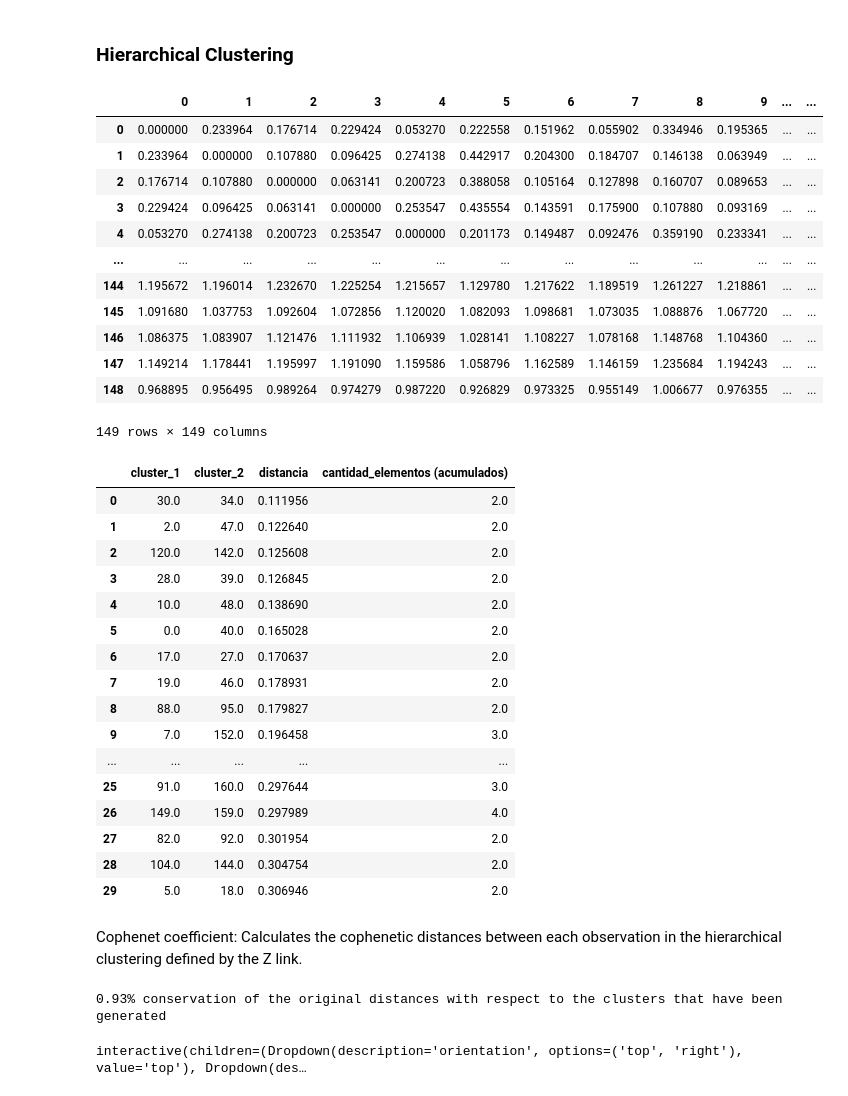
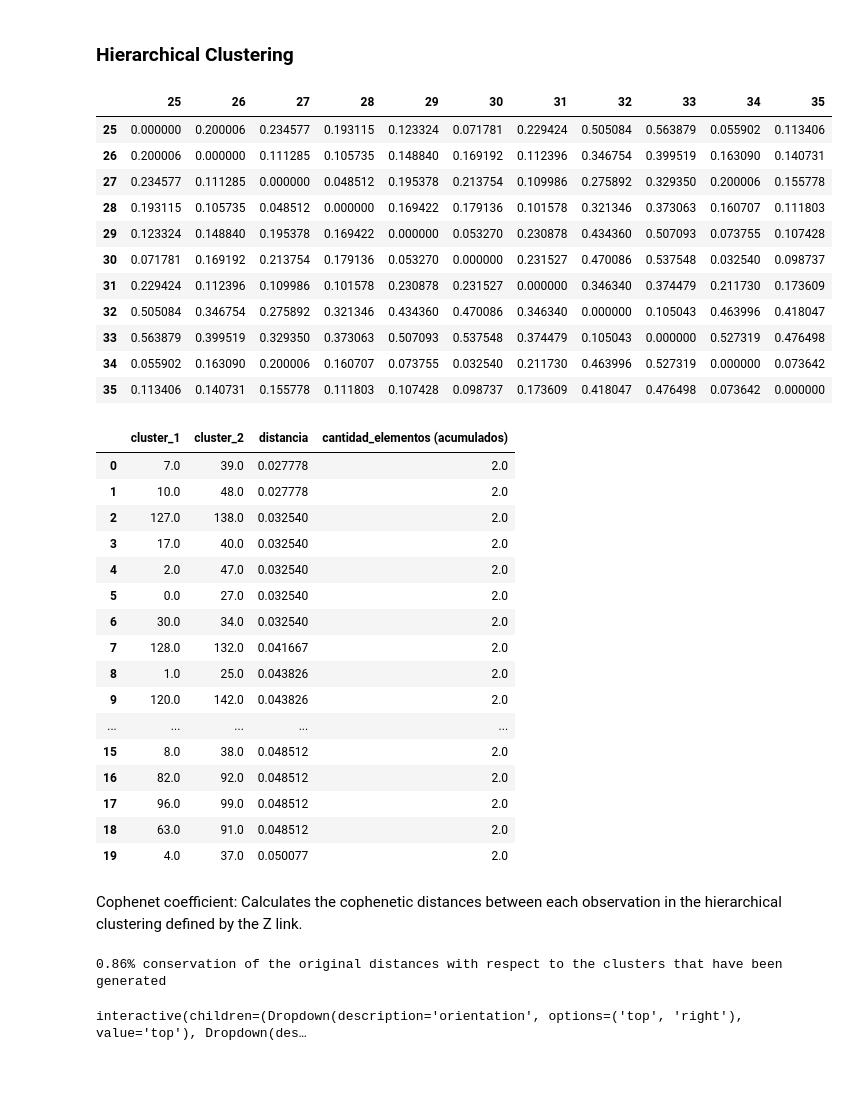
Before and after one commit to kike1985/Machine-Learning, a Jupyter notebook: 0301_Clustering_Iris.ipynb, the cells around one changed output. Cells and saved outputs as stored; diff of their text form; code cells hidden in the pictures.

```diff
--- a/0301_Clustering_Iris.ipynb
+++ b/0301_Clustering_Iris.ipynb
@@ -1156,54 +1156,52 @@ def update_results(model):
 # %%
 # similarity_measures_imp = euclidean_distances | cosine_distances | manhattan_distances
 similarity_measures_imp = euclidean_distances
 
 similarity_measures = similarity_measures_imp(X, X)
 similarity_measures_df = pd.DataFrame(similarity_measures)
-similarity_measures_df
+similarity_measures_df.loc[25:35, 25:35]
 # %% [output]
-|  | 0 | 1 | 2 | 3 | 4 | 5 | 6 | 7 | 8 | 9 | ... | ... |
-| 0 | 0.000000 | 0.233964 | 0.176714 | 0.229424 | 0.053270 | 0.222558 | 0.151962 | 0.055902 | 0.334946 | 0.195365 | ... | ... |
-| 1 | 0.233964 | 0.000000 | 0.107880 | 0.096425 | 0.274138 | 0.442917 | 0.204300 | 0.184707 | 0.146138 | 0.063949 | ... | ... |
-| 2 | 0.176714 | 0.107880 | 0.000000 | 0.063141 | 0.200723 | 0.388058 | 0.105164 | 0.127898 | 0.160707 | 0.089653 | ... | ... |
-| 3 | 0.229424 | 0.096425 | 0.063141 | 0.000000 | 0.253547 | 0.435554 | 0.143591 | 0.175900 | 0.107880 | 0.093169 | ... | ... |
-| 4 | 0.053270 | 0.274138 | 0.200723 | 0.253547 | 0.000000 | 0.201173 | 0.149487 | 0.092476 | 0.359190 | 0.233341 | ... | ... |
-| ... | ... | ... | ... | ... | ... | ... | ... | ... | ... | ... | ... | ... |
-| 144 | 1.195672 | 1.196014 | 1.232670 | 1.225254 | 1.215657 | 1.129780 | 1.217622 | 1.189519 | 1.261227 | 1.218861 | ... | ... |
-| 145 | 1.091680 | 1.037753 | 1.092604 | 1.072856 | 1.120020 | 1.082093 | 1.098681 | 1.073035 | 1.088876 | 1.067720 | ... | ... |
-| 146 | 1.086375 | 1.083907 | 1.121476 | 1.111932 | 1.106939 | 1.028141 | 1.108227 | 1.078168 | 1.148768 | 1.104360 | ... | ... |
-| 147 | 1.149214 | 1.178441 | 1.195997 | 1.191090 | 1.159586 | 1.058796 | 1.162589 | 1.146159 | 1.235684 | 1.194243 | ... | ... |
-| 148 | 0.968895 | 0.956495 | 0.989264 | 0.974279 | 0.987220 | 0.926829 | 0.973325 | 0.955149 | 1.006677 | 0.976355 | ... | ... |
+|  | 25 | 26 | 27 | 28 | 29 | 30 | 31 | 32 | 33 | 34 | 35 |
+| 25 | 0.000000 | 0.200006 | 0.234577 | 0.193115 | 0.123324 | 0.071781 | 0.229424 | 0.505084 | 0.563879 | 0.055902 | 0.113406 |
+| 26 | 0.200006 | 0.000000 | 0.111285 | 0.105735 | 0.148840 | 0.169192 | 0.112396 | 0.346754 | 0.399519 | 0.163090 | 0.140731 |
+| 27 | 0.234577 | 0.111285 | 0.000000 | 0.048512 | 0.195378 | 0.213754 | 0.109986 | 0.275892 | 0.329350 | 0.200006 | 0.155778 |
+| 28 | 0.193115 | 0.105735 | 0.048512 | 0.000000 | 0.169422 | 0.179136 | 0.101578 | 0.321346 | 0.373063 | 0.160707 | 0.111803 |
+| 29 | 0.123324 | 0.148840 | 0.195378 | 0.169422 | 0.000000 | 0.053270 | 0.230878 | 0.434360 | 0.507093 | 0.073755 | 0.107428 |
+| 30 | 0.071781 | 0.169192 | 0.213754 | 0.179136 | 0.053270 | 0.000000 | 0.231527 | 0.470086 | 0.537548 | 0.032540 | 0.098737 |
+| 31 | 0.229424 | 0.112396 | 0.109986 | 0.101578 | 0.230878 | 0.231527 | 0.000000 | 0.346340 | 0.374479 | 0.211730 | 0.173609 |
+| 32 | 0.505084 | 0.346754 | 0.275892 | 0.321346 | 0.434360 | 0.470086 | 0.346340 | 0.000000 | 0.105043 | 0.463996 | 0.418047 |
+| 33 | 0.563879 | 0.399519 | 0.329350 | 0.373063 | 0.507093 | 0.537548 | 0.374479 | 0.105043 | 0.000000 | 0.527319 | 0.476498 |
+| 34 | 0.055902 | 0.163090 | 0.200006 | 0.160707 | 0.073755 | 0.032540 | 0.211730 | 0.463996 | 0.527319 | 0.000000 | 0.073642 |
+| 35 | 0.113406 | 0.140731 | 0.155778 | 0.111803 | 0.107428 | 0.098737 | 0.173609 | 0.418047 | 0.476498 | 0.073642 | 0.000000 |
-149 rows × 149 columns
 # %%
-# method = single | complete | average | weighted | centroid | median | ward
-Z = hierarchy.linkage(y=similarity_measures, method='average')
-Z_df = pd.DataFrame(Z, columns=['cluster_1', 'cluster_2', 'distancia', 'cantidad_elementos (acumulados)'])
-Z_df[:30]
+Z = hierarchy.linkage(y=X, method='average', metric='euclidean')
+Z_df = pd.DataFrame(data=Z, columns=['cluster_1', 'cluster_2', 'distancia', 'cantidad_elementos (acumulados)'])
+Z_df[:20]
 # %% [output]
 |  | cluster_1 | cluster_2 | distancia | cantidad_elementos (acumulados) |
-| 0 | 30.0 | 34.0 | 0.111956 | 2.0 |
-| 1 | 2.0 | 47.0 | 0.122640 | 2.0 |
-| 2 | 120.0 | 142.0 | 0.125608 | 2.0 |
-| 3 | 28.0 | 39.0 | 0.126845 | 2.0 |
-| 4 | 10.0 | 48.0 | 0.138690 | 2.0 |
-| 5 | 0.0 | 40.0 | 0.165028 | 2.0 |
-| 6 | 17.0 | 27.0 | 0.170637 | 2.0 |
-| 7 | 19.0 | 46.0 | 0.178931 | 2.0 |
-| 8 | 88.0 | 95.0 | 0.179827 | 2.0 |
-| 9 | 7.0 | 152.0 | 0.196458 | 3.0 |
+| 0 | 7.0 | 39.0 | 0.027778 | 2.0 |
+| 1 | 10.0 | 48.0 | 0.027778 | 2.0 |
+| 2 | 127.0 | 138.0 | 0.032540 | 2.0 |
+| 3 | 17.0 | 40.0 | 0.032540 | 2.0 |
+| 4 | 2.0 | 47.0 | 0.032540 | 2.0 |
+| 5 | 0.0 | 27.0 | 0.032540 | 2.0 |
+| 6 | 30.0 | 34.0 | 0.032540 | 2.0 |
+| 7 | 128.0 | 132.0 | 0.041667 | 2.0 |
+| 8 | 1.0 | 25.0 | 0.043826 | 2.0 |
+| 9 | 120.0 | 142.0 | 0.043826 | 2.0 |
 | ... | ... | ... | ... | ... |
-| 25 | 91.0 | 160.0 | 0.297644 | 3.0 |
-| 26 | 149.0 | 159.0 | 0.297989 | 4.0 |
-| 27 | 82.0 | 92.0 | 0.301954 | 2.0 |
-| 28 | 104.0 | 144.0 | 0.304754 | 2.0 |
-| 29 | 5.0 | 18.0 | 0.306946 | 2.0 |
+| 15 | 8.0 | 38.0 | 0.048512 | 2.0 |
+| 16 | 82.0 | 92.0 | 0.048512 | 2.0 |
+| 17 | 96.0 | 99.0 | 0.048512 | 2.0 |
+| 18 | 63.0 | 91.0 | 0.048512 | 2.0 |
+| 19 | 4.0 | 37.0 | 0.050077 | 2.0 |
 # %% [markdown]
 Cophenet coefficient: Calculates the cophenetic distances between each observation in the hierarchical clustering defined by the Z link.
 # %%
-c, coph_dist = cophenet(Z, pdist(similarity_measures))
+c, coph_dist = cophenet(Z, pdist(X))
 print('{:.2f}% conservation of the original distances with respect to the clusters that have been generated'.format(c))
 # %% [output]
-0.93% conservation of the original distances with respect to the clusters that have been generated
+0.86% conservation of the original distances with respect to the clusters that have been generated
 # %%
 @interact(orientation=['top', 'right'],
           method=['average', 'single', 'complete', 'weighted', 'centroid', 'median', 'ward'],
```
Also changed, not shown: parts of 18 cells of this notebook.
